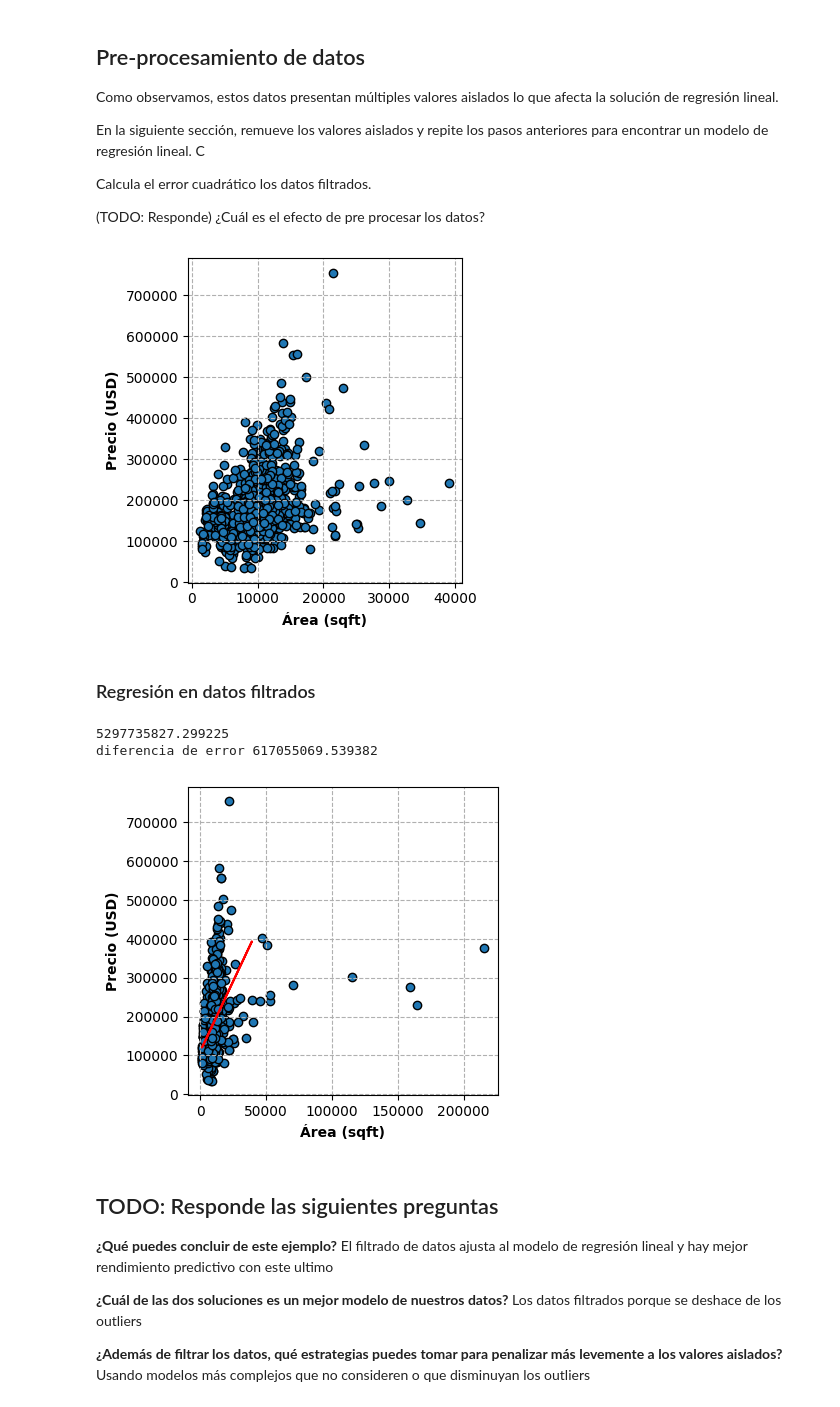
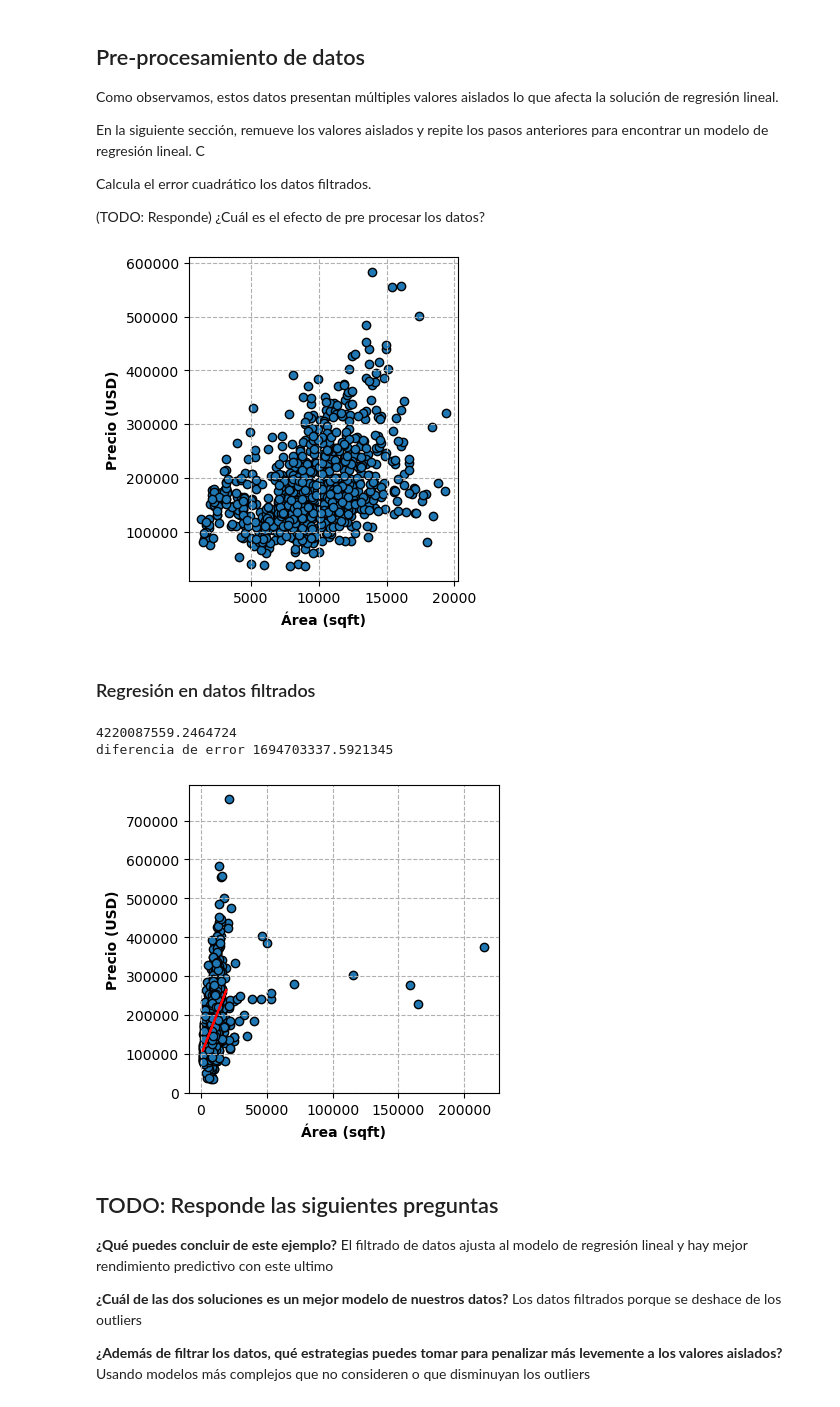
Before and after one commit to JessicaBorja/SI24, a Jupyter notebook: src/si24/ejercicios/E03_linear_reg/linear_regression.ipynb, the cells around one changed output. Drawn from its saved outputs; the diff is of its cells as text; code cells hidden in the pictures.

```diff
--- a/src/si24/ejercicios/E03_linear_reg/linear_regression.ipynb
+++ b/src/si24/ejercicios/E03_linear_reg/linear_regression.ipynb
@@ -247,19 +247,19 @@ Calcula el error cuadrático los datos filtrados.
 (TODO: Responde) ¿Cuál es el efecto de pre procesar los datos?
 # %%
 # TODO: Remueve los outliers seleccionando un valor que consideres apropiado (filtra los valores de LotArea y  SalePrice=) hasta que los datos se encuentren densamente concentrados en una región
-train_data_filtrada = train_data[train_data["LotArea"] <= 40000]
-train_data_filtrada = train_data_filtrada[train_data["SalePrice"] <= 800000]
+train_data_filtrada = train_data[train_data["LotArea"] <= 20000]
+train_data_filtrada = train_data_filtrada[train_data["SalePrice"] <= 600000]
 
 # Definir variables y etiquetas
 X_filtered = np.array(train_data_filtrada["LotArea"])
 y_filtered = np.array(train_data_filtrada["SalePrice"])
 
 # Graficar de nuevo
 fig, ax = plot_data(X_filtered, y_filtered)
 fig.tight_layout()
 plt.show()
 # %% [output]
-[figure, old version]
+[figure, new version]
 # %% [markdown]
 ### Regresión en datos filtrados
 # %%
@@ -280,9 +280,9 @@ mean_error_new = np.mean((y_filtered-preds_filtered)**2)
 print(mean_error_new)
 print("diferencia de error", mean_error - mean_error_new)
 # %% [output]
-5297735827.299225
-diferencia de error 617055069.539382
+4220087559.2464724
+diferencia de error 1694703337.5921345
-[figure, old version]
+[figure, new version]
 # %% [markdown]
 ## TODO: Responde las siguientes preguntas
 
```
Also changed, not shown: parts of 6 cells of this notebook.
